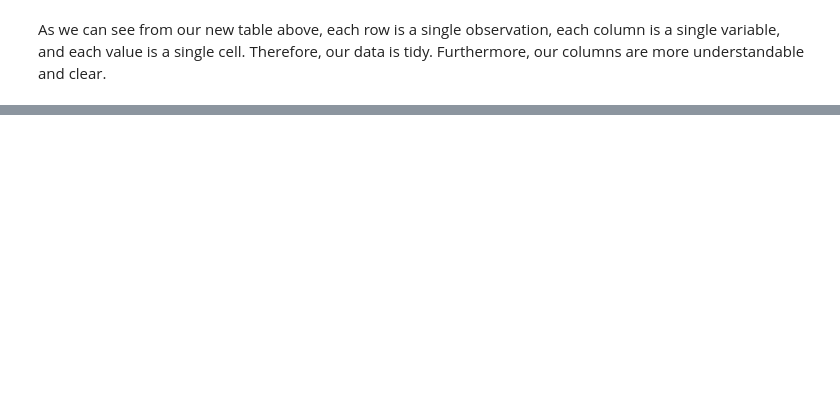
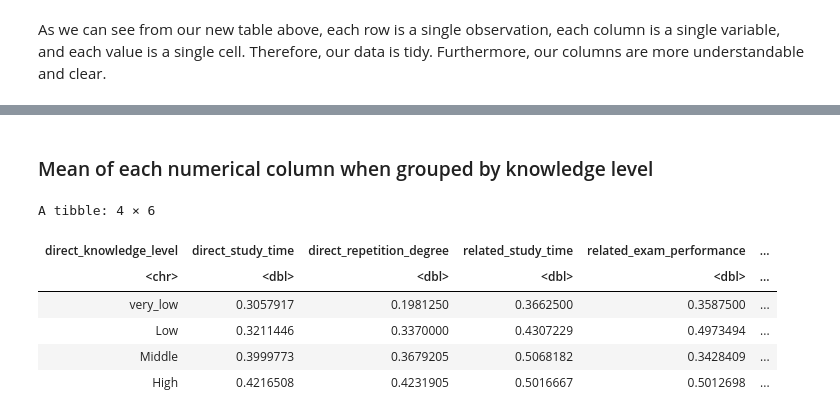
Before and after one commit to genhoang/dsci-100-group-151, a Jupyter notebook: newpropsal.ipynb, the cells around one changed output, grey strips where cells are left out. Cells and saved outputs as stored; diff of their text form; code cells hidden in the pictures; blank space fills up the shorter version.

```diff
--- a/newpropsal.ipynb
+++ b/newpropsal.ipynb
@@ -112,0 +120,16 @@ For our numerical data, (labelled by <dbl>), we can find the range of values wit
+# %% [markdown]
+### Mean of each numerical column when grouped by knowledge level
+# %%
+mean_with_grouping <- training_data %>%
+  group_by(direct_knowledge_level) %>%                                       #group by knowledge level
+  summarize(across(direct_study_time:direct_exam_performance, mean)) %>%     #find mean of each numeric column
+  arrange(direct_exam_performance)                                           #arrange rows from low to high
+mean_with_grouping
+# %% [output]
+A tibble: 4 × 6
+| direct_knowledge_level | direct_study_time | direct_repetition_degree | related_study_time | related_exam_performance | ... |
+| <chr> | <dbl> | <dbl> | <dbl> | <dbl> | ... |
+| very_low | 0.3057917 | 0.1981250 | 0.3662500 | 0.3587500 | ... |
+| Low | 0.3211446 | 0.3370000 | 0.4307229 | 0.4973494 | ... |
+| Middle | 0.3999773 | 0.3679205 | 0.5068182 | 0.3428409 | ... |
+| High | 0.4216508 | 0.4231905 | 0.5016667 | 0.5012698 | ... |
```
Also changed, not shown: parts of 21 cells of this notebook.
